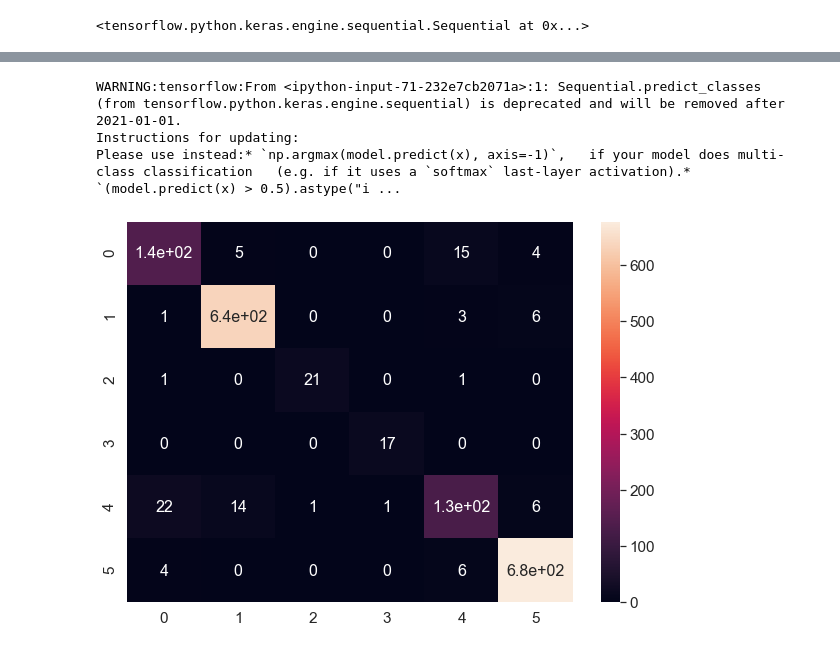
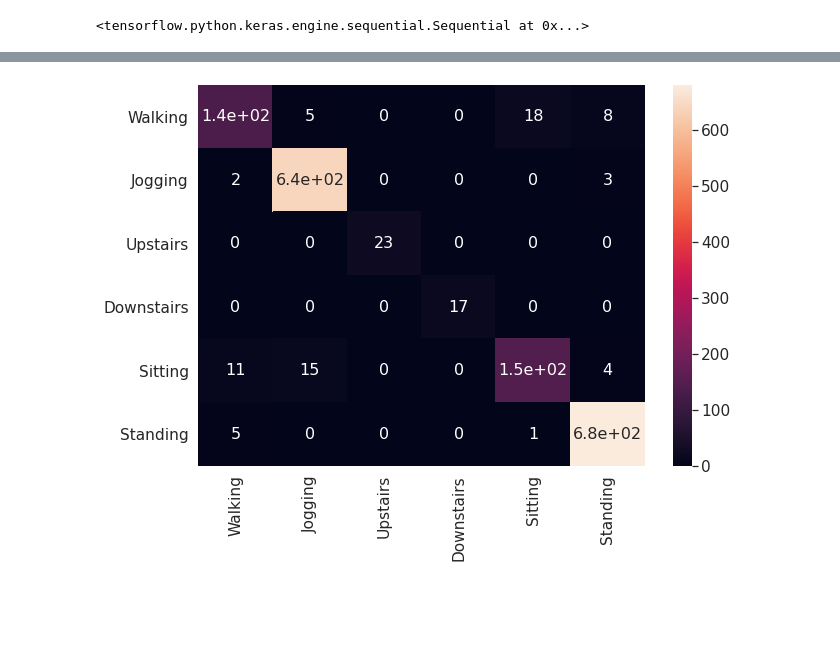
Before and after one commit to matrix2131/human_activity_recognition_accelorometer_data_cnn, a Jupyter notebook: HAR_acc.ipynb, the cells around one changed output, grey strips where cells are left out. Drawn from its saved outputs; the diff is of its cells as text; code cells hidden in the pictures; blank space fills up the shorter version.

```diff
--- a/HAR_acc.ipynb
+++ b/HAR_acc.ipynb
@@ -285,16 +301,19 @@ def build_model(hp):
         activation='relu',padding="same",
         input_shape=(80,3,1)
     ),
+    keras.layers.Dropout(hp.Choice('dropout_1', values = [0.1,0.3,0.5])),
     keras.layers.Conv2D(
         filters=hp.Int('conv_2_filter', min_value=4, max_value=16, step=4),
         kernel_size=hp.Choice('conv_2_kernel', values = [3,5]),
-        activation='relu',padding="same",
+        activation='relu',padding="same"
     ),
+    keras.layers.Dropout(hp.Choice('dropout_2', values = [0.1,0.3,0.5])),
     keras.layers.Flatten(),
     keras.layers.Dense(
         units=hp.Int('dense_1_units', min_value=32, max_value=128, step=16),
         activation='relu'
     ),
+    keras.layers.Dropout(hp.Choice('dropout_3', values = [0.1,0.3,0.5])),
     keras.layers.Dense(6, activation='softmax')
   ])
     model.compile(optimizer=keras.optimizers.Adam(hp.Choice('learning_rate', values=[1e-2, 1e-3])),
@@ -305,6 +324,6 @@ def build_model(hp):
 from kerastuner import RandomSearch
 from kerastuner.engine.hyperparameters import HyperParameters
 # %%
-tuner_search=RandomSearch(build_model,objective='val_accuracy',max_trials=1,
+tuner_search=RandomSearch(build_model,objective='val_accuracy',max_trials=3,
                           directory=os.path.normpath('C:/'),
                           project_name="har")
@@ -333,5 +340,5 @@ models
 # %% [output]
 <tensorflow.python.keras.engine.sequential.Sequential at 0x...>
 # %%
-history = models.fit(X_train,y_train, epochs=10, validation_data=(X_test,y_test))
+history = models.fit(X_train,y_train, epochs=20, validation_data=(X_test,y_test))
 # %% [output]
@@ -348,20 +387,17 @@ Epoch 10/10
 # %%
 y_pred = models.predict_classes(X_test)
-# %% [output]
-WARNING:tensorflow:From <ipython-input-71-232e7cb2071a>:1: Sequential.predict_classes (from tensorflow.python.keras.engine.sequential) is deprecated and will be removed after 2021-01-01.
-Instructions for updating:
-Please use instead:* `np.argmax(model.predict(x), axis=-1)`,   if your model does multi-class classification   (e.g. if it uses a `softmax` last-layer activation).* `(model.predict(x) > 0.5).astype("i ...
 # %%
 from sklearn.metrics import confusion_matrix, plot_confusion_matrix
 # %%
+index = ['Walking', 'Jogging', 'Upstairs', 'Downstairs', 'Sitting', 'Standing']
 mat = confusion_matrix(y_test, y_pred)
-df_cm = pd.DataFrame(mat, range(6), range(6))
+df_cm = pd.DataFrame(mat, index, index)
 plt.figure(figsize=(10,7))
 sns.set(font_scale=1.4) # for label size
 sns.heatmap(df_cm, annot=True, annot_kws={"size": 16}) # font size
 
 plt.show()
 # %% [output]
-[figure, old version]
+[figure, new version]
 # %%
 models.save_weights('models.h5')
```
Also changed, not shown: parts of 10 cells of this notebook.
